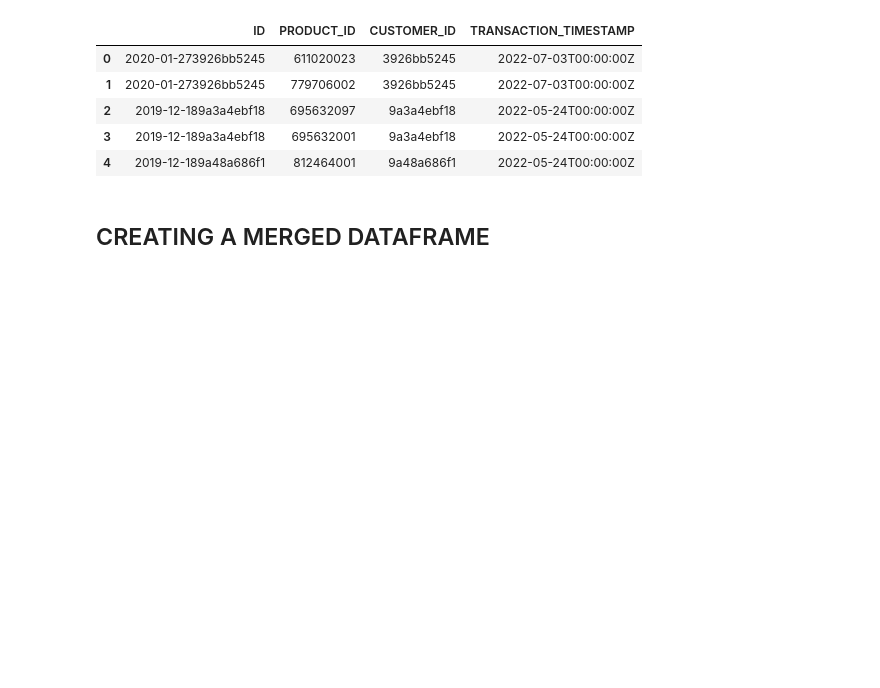
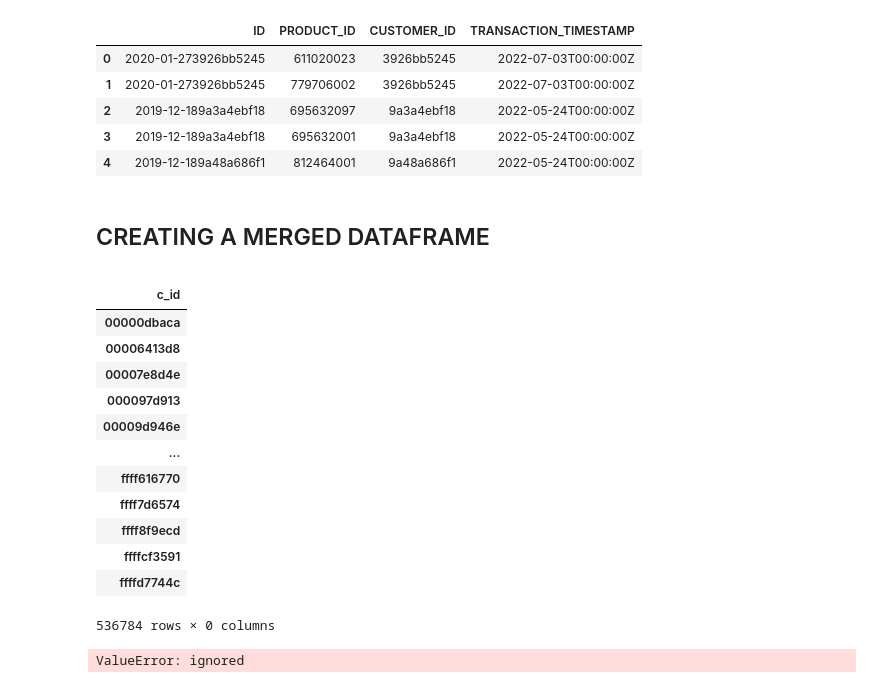
Before and after one commit to ThomasWarford/team_11, a Jupyter notebook: Reco_new.ipynb, the cells around one changed output. Drawn from its saved outputs; the diff is of its cells as text; code cells hidden in the pictures; blank space fills up the shorter version.

```diff
--- a/Reco_new.ipynb
+++ b/Reco_new.ipynb
@@ -204,3 +204,23 @@ df_txn_new1=df_txn_new
 | 4 | 2019-12-189a48a686f1 | 812464001 | 9a48a686f1 | 2022-05-24T00:00:00Z |
 # %% [markdown]
 ## CREATING A MERGED DATAFRAME ####
+# %%
+df_val=df_cust_new1.groupby('c_id').mean()
+
+df_val['type_val']=1
+pd.pivot(df_c,'c_id',)
+# %% [output]
+|  |
+| c_id |
+| 00000dbaca |
+| 00006413d8 |
+| 00007e8d4e |
+| 000097d913 |
+| 00009d946e |
+| ... |
+| ffff616770 |
+| ffff7d6574 |
+| ffff8f9ecd |
+| ffffcf3591 |
+| ffffd7744c |
+536784 rows × 0 columns
@@ -206,0 +231,13 @@ df_txn_new1=df_txn_new
+# %%
+from sklearn.cluster import KMeans
+X=df_txn_new.drop('ID',axis=1)
+kmeans=KMeans(n_clusters=3)
+#df["Numbers"] = [float(str(i).replace(",", "")) for i in df["Numbers"]]
+kmeans.fit(X)
+labels=kmeans.labels_
+df_txn_new['Cluster']=labels
+pd.plotting.scatter_matrix(X,c=X['Cluster'],figsize=(10,10),diagonal='hist')
+
+plt.show()
+# %% [output]
+ValueError: ignored
```
Also changed, not shown: parts of 2 cells of this notebook.
